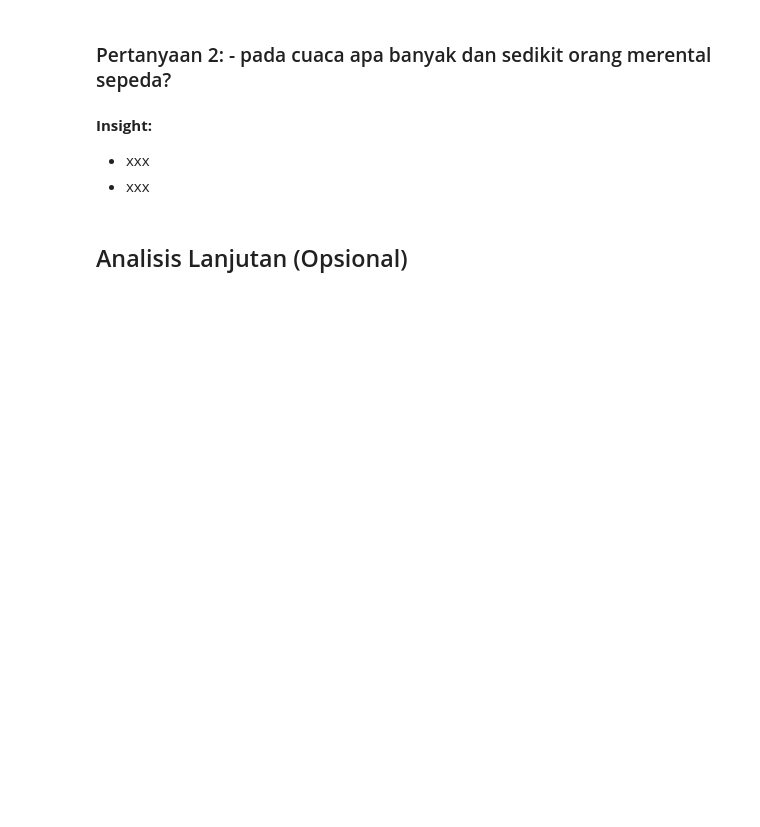
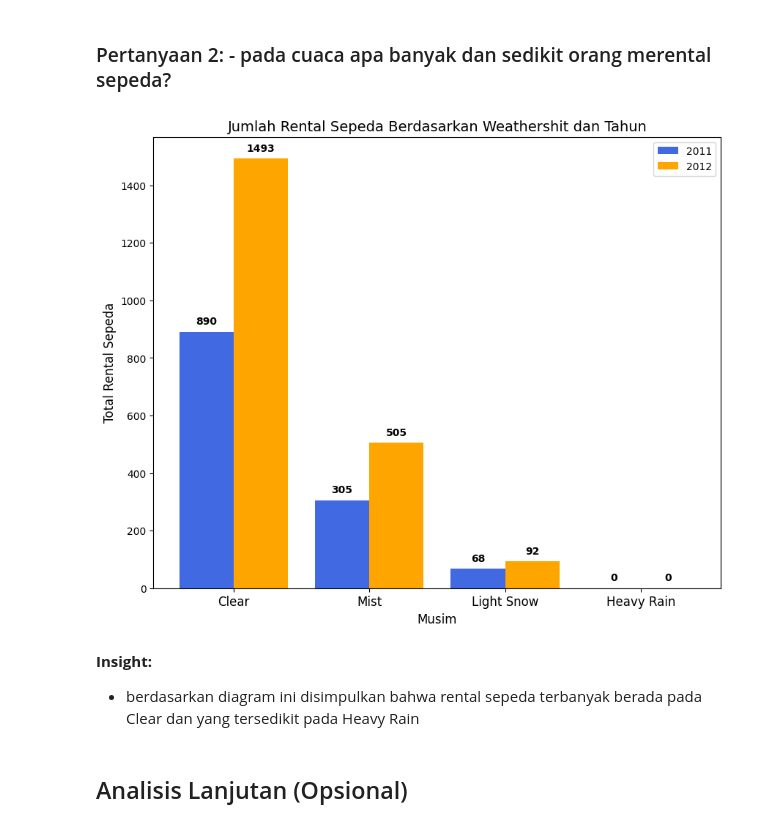
Before and after one commit to rexxar280903/Dicoding, a Jupyter notebook: Proyek_Analisis_Data.ipynb, the cells around one changed output. Cells and saved outputs as stored; diff of their text form; code cells hidden in the pictures; blank space fills up the shorter version.

```diff
--- a/Proyek_Analisis_Data.ipynb
+++ b/Proyek_Analisis_Data.ipynb
@@ -263,9 +317,42 @@ plt.show()
 berdasarkan data pengelompokan ini bisa terlihat bahwa jumlah rentalan terbanyak itu ada pada musim fallm dan dan 2 tahun terakhir didata ini mengalami peningkatan dan permintaan terendah ada pada musim spring namun kenaikan pada tahun berikutnya mengalami kenaikan lebih dari 2x lipat pada musim tersebut
 # %% [markdown]
 ### Pertanyaan 2: - pada cuaca apa banyak dan sedikit orang merental sepeda?
-# %% [markdown]
-**Insight:**
-- xxx
-- xxx
+# %%
+weathershit_rentals = data.groupby(['weathersit','yr'])['cnt'].sum().unstack()
+
+x = np.arange(len(weathershit_rentals.index))
+width = 0.4
+
+# Membuat figure dan axis
+fig, ax = plt.subplots(figsize=(10, 8))
+
+# Membuat barchart dengan 2 batang untuk setiap musim (2011 & 2012)
+rects1 = ax.bar(x - width/2, weathershit_rentals[0], width, label="2011", color='royalblue')
+rects2 = ax.bar(x + width/2, weathershit_rentals[1], width, label="2012", color='orange')
+
+# Menampilkan angka di atas batang
+ax.bar_label(rects1, padding=5, fmt='%d', color='black', fontweight='bold')
+ax.bar_label(rects2, padding=5, fmt='%d', color='black', fontweight='bold')
+
+# **Menambahkan label musim pada sumbu X**
+ax.set_xticks(x)
+ax.set_xticklabels(['Clear', 'Mist', 'Light Snow', 'Heavy Rain'], fontsize=12)
+
+# Menyesuaikan skala sumbu Y
+ax.set_ylim(0, 2000)
+
+# Menambahkan judul dan label sumbu
+plt.title('Jumlah Rental Sepeda Berdasarkan Weathershit dan Tahun', fontsize=14)
+plt.xlabel('Musim', fontsize=12)
+plt.ylabel('Total Rental Sepeda', fontsize=12)
+plt.legend()  # Tambahkan keterangan untuk tahun
+
+# Menampilkan grafik
+plt.show()
+# %% [output]
+[figure, added]
+# %% [markdown]
+**Insight:**
+- berdasarkan diagram ini disimpulkan bahwa rental sepeda terbanyak berada pada Clear dan yang tersedikit pada Heavy Rain
 # %% [markdown]
 ## Analisis Lanjutan (Opsional)
```
Also changed, not shown: parts of 7 cells of this notebook.
